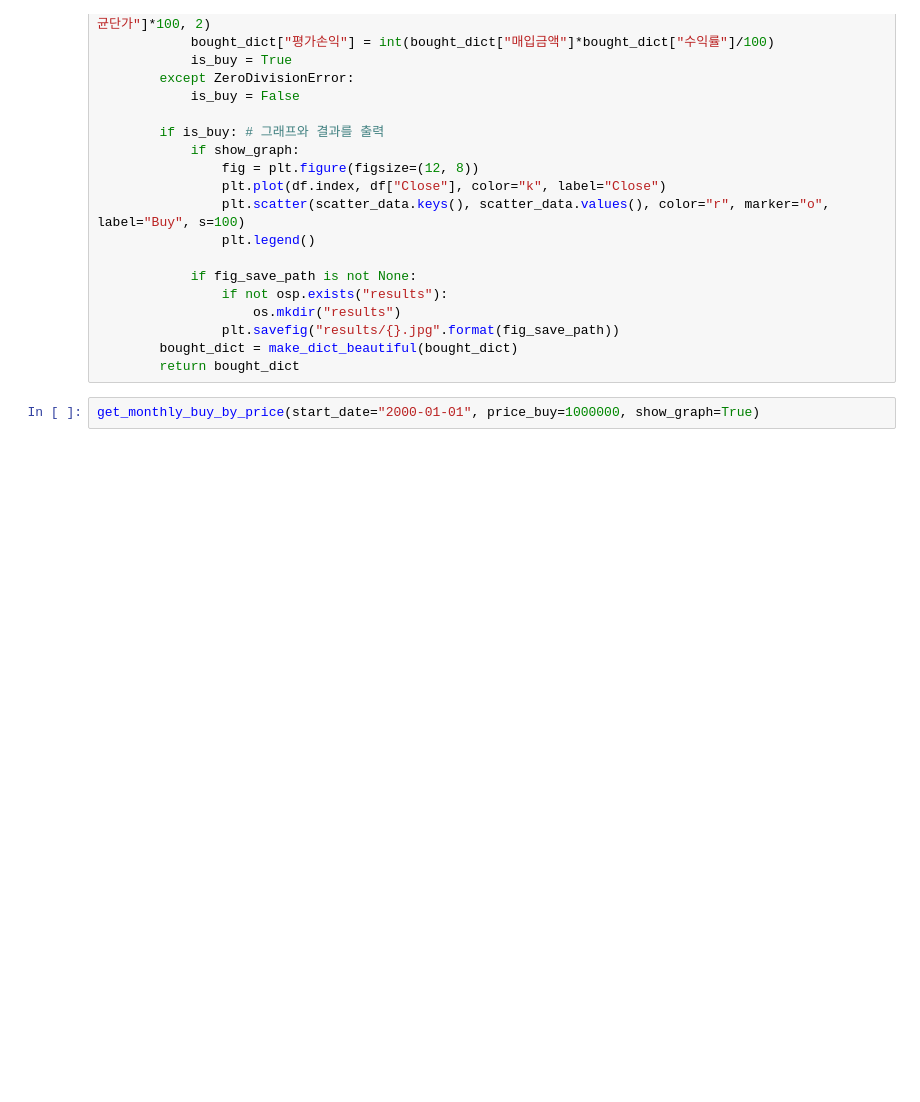
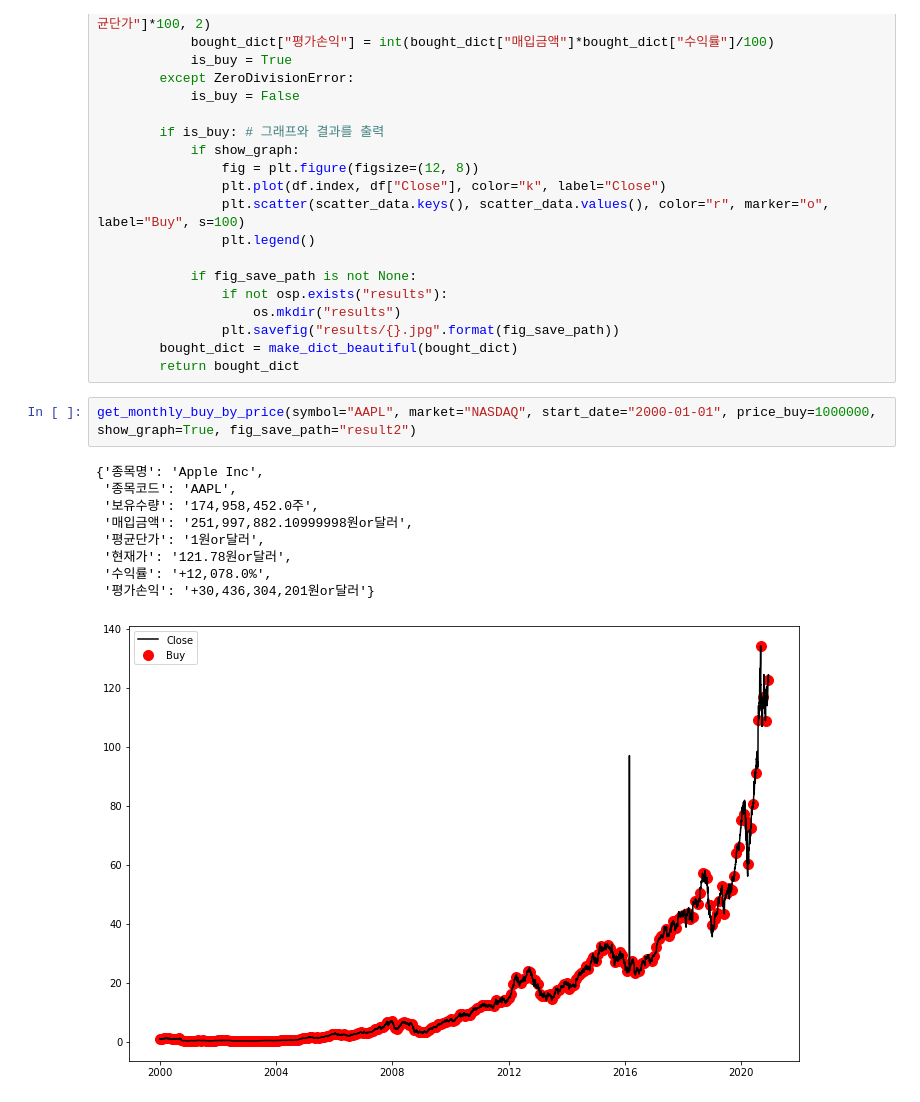
Before and after one commit to jjjCHA/stock_back_testing, a Jupyter notebook: get_monthly_buy_result.ipynb, the cells around one changed output. Saved outputs shown, nothing was run; the diff lists cells and outputs as text; blank space fills up the shorter version.

```diff
--- a/get_monthly_buy_result.ipynb
+++ b/get_monthly_buy_result.ipynb
@@ -252,4 +252,14 @@ def get_monthly_buy_by_price(
         bought_dict = make_dict_beautiful(bought_dict)
         return bought_dict
 # %%
-get_monthly_buy_by_price(start_date="2000-01-01", price_buy=1000000, show_graph=True)
+get_monthly_buy_by_price(symbol="AAPL", market="NASDAQ", start_date="2000-01-01", price_buy=1000000, show_graph=True, fig_save_path="result2")
+# %% [output]
+{'종목명': 'Apple Inc',
+ '종목코드': 'AAPL',
+ '보유수량': '174,958,452.0주',
+ '매입금액': '251,997,882.10999998원or달러',
+ '평균단가': '1원or달러',
+ '현재가': '121.78원or달러',
+ '수익률': '+12,078.0%',
+ '평가손익': '+30,436,304,201원or달러'}
+[figure, added]
```
Also changed, not shown: parts of 3 cells of this notebook, 2 other files.
